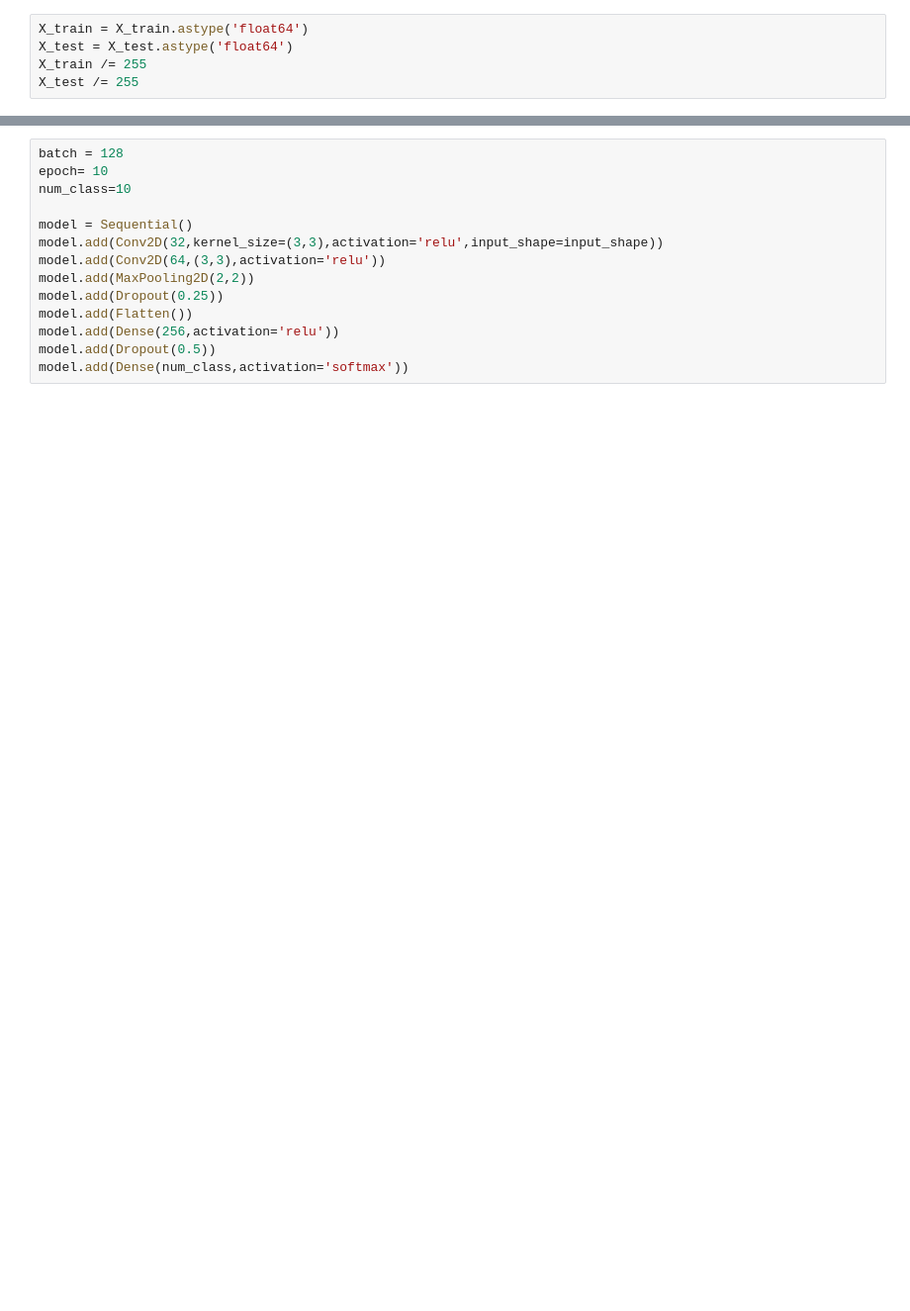
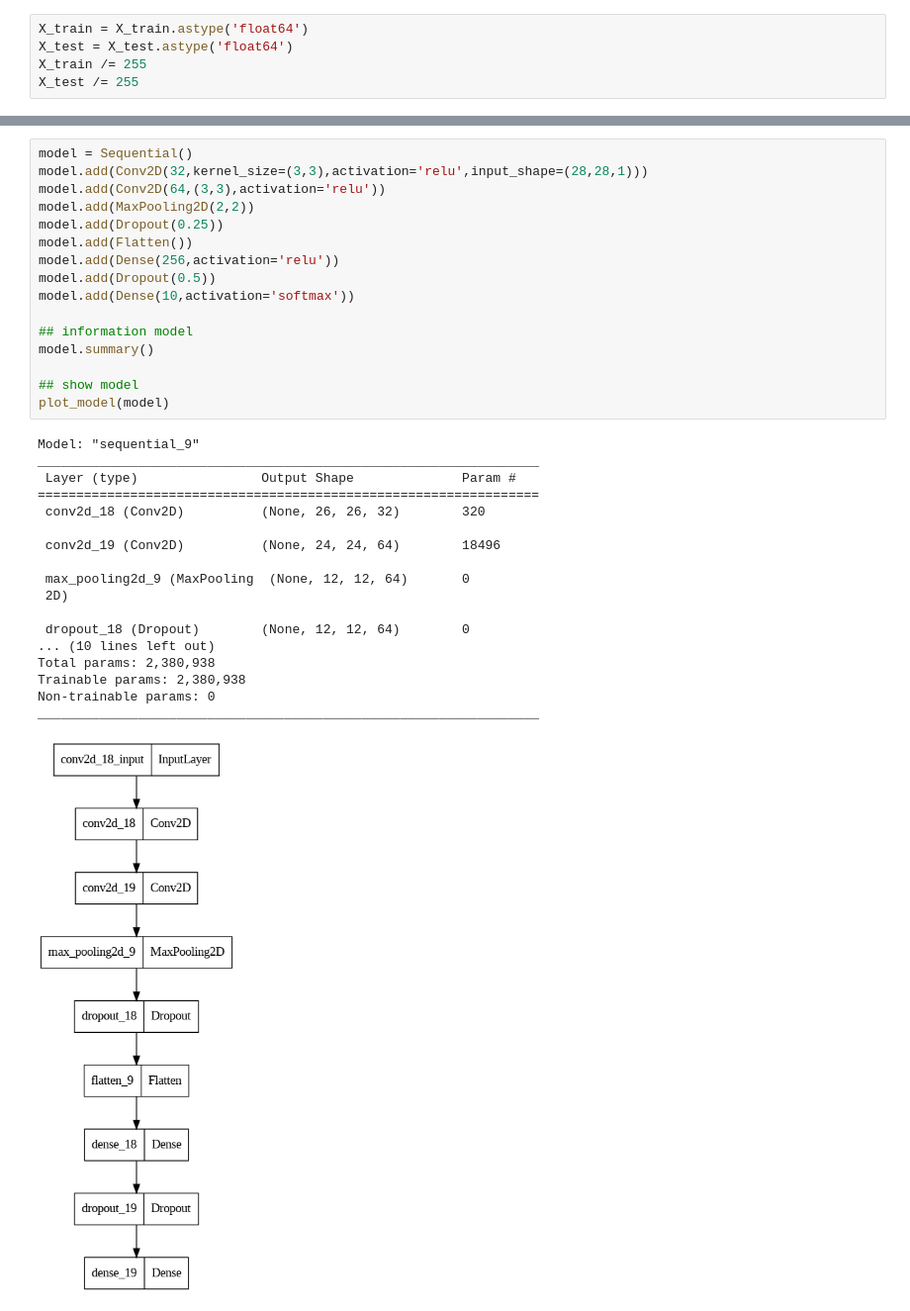
Before and after one commit to HeiZemBerg/Mnist_recognitions, a Jupyter notebook: Mnist_NuralNetworkModel.ipynb, the cells around one changed output, grey strips where cells are left out. Shown at 99% size. Cells and saved outputs as stored; diff of their text form; blank space fills up the shorter version.

Commit message:
complete model

```diff
--- a/Mnist_NuralNetworkModel.ipynb
+++ b/Mnist_NuralNetworkModel.ipynb
@@ -44,15 +58,36 @@ x_train shape: (60000, 28, 28, 1)
 # %%
-batch = 128
-epoch= 10
-num_class=10
-
 model = Sequential()
-model.add(Conv2D(32,kernel_size=(3,3),activation='relu',input_shape=input_shape))
+model.add(Conv2D(32,kernel_size=(3,3),activation='relu',input_shape=(28,28,1)))
 model.add(Conv2D(64,(3,3),activation='relu'))
 model.add(MaxPooling2D(2,2))
 model.add(Dropout(0.25))
 model.add(Flatten())
 model.add(Dense(256,activation='relu'))
 model.add(Dropout(0.5))
-model.add(Dense(num_class,activation='softmax'))
+model.add(Dense(10,activation='softmax'))
+
+## information model
+model.summary()
+
+## show model
+plot_model(model)
+# %% [output]
+Model: "sequential_9"
+_________________________________________________________________
+ Layer (type)                Output Shape              Param #
+=================================================================
+ conv2d_18 (Conv2D)          (None, 26, 26, 32)        320
+
+ conv2d_19 (Conv2D)          (None, 24, 24, 64)        18496
+
+ max_pooling2d_9 (MaxPooling  (None, 12, 12, 64)       0
+ 2D)
+
+ dropout_18 (Dropout)        (None, 12, 12, 64)        0
+... (10 lines left out)
+Total params: 2,380,938
+Trainable params: 2,380,938
+Non-trainable params: 0
+_________________________________________________________________
+[figure, added]
 # %%
```
Also changed, not shown: parts of 18 cells of this notebook.
